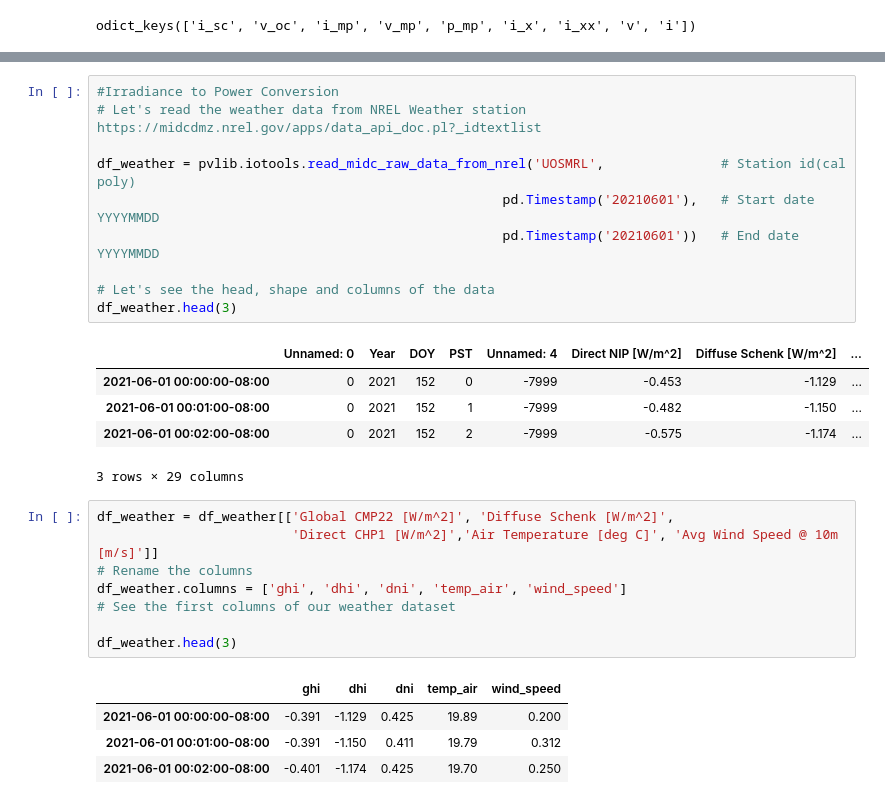
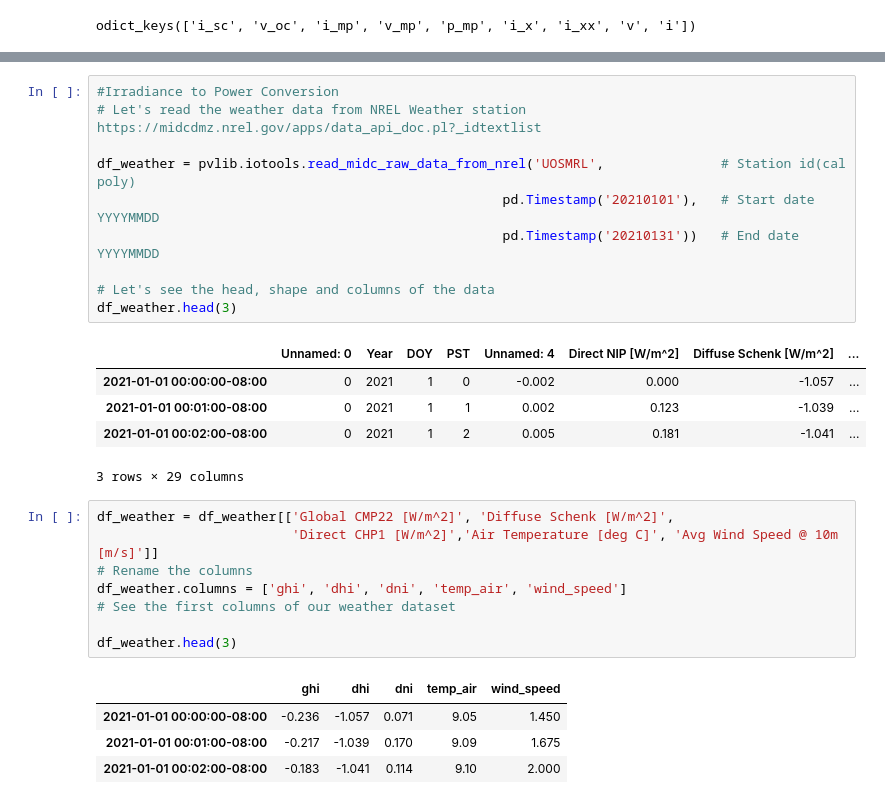
Before and after one commit to dlanzave/greenwaymicrogrid, a Jupyter notebook: Solar_Modeling.ipynb, the cells around one changed output, grey strips where cells are left out. Cells and saved outputs as stored; diff of their text form.

```diff
--- a/Solar_Modeling.ipynb
+++ b/Solar_Modeling.ipynb
@@ -225,18 +234,18 @@ array([ 19.10749337,  61.65476455, 103.72917942, 144.92853112,
 # %%
 #Irradiance to Power Conversion
 # Let's read the weather data from NREL Weather station https://midcdmz.nrel.gov/apps/data_api_doc.pl?_idtextlist
 
 df_weather = pvlib.iotools.read_midc_raw_data_from_nrel('UOSMRL',               # Station id(cal poly)
-                                                    pd.Timestamp('20210601'),   # Start date YYYYMMDD
-                                                    pd.Timestamp('20210601'))   # End date  YYYYMMDD
+                                                    pd.Timestamp('20210101'),   # Start date YYYYMMDD
+                                                    pd.Timestamp('20210131'))   # End date  YYYYMMDD
 
 # Let's see the head, shape and columns of the data
 df_weather.head(3)
 # %% [output]
 |  | Unnamed: 0 | Year | DOY | PST | Unnamed: 4 | Direct NIP [W/m^2] | Diffuse Schenk [W/m^2] | ... |
-| 2021-06-01 00:00:00-08:00 | 0 | 2021 | 152 | 0 | -7999 | -0.453 | -1.129 | ... |
-| 2021-06-01 00:01:00-08:00 | 0 | 2021 | 152 | 1 | -7999 | -0.482 | -1.150 | ... |
-| 2021-06-01 00:02:00-08:00 | 0 | 2021 | 152 | 2 | -7999 | -0.575 | -1.174 | ... |
+| 2021-01-01 00:00:00-08:00 | 0 | 2021 | 1 | 0 | -0.002 | 0.000 | -1.057 | ... |
+| 2021-01-01 00:01:00-08:00 | 0 | 2021 | 1 | 1 | 0.002 | 0.123 | -1.039 | ... |
+| 2021-01-01 00:02:00-08:00 | 0 | 2021 | 1 | 2 | 0.005 | 0.181 | -1.041 | ... |
 3 rows × 29 columns
 # %%
 df_weather = df_weather[['Global CMP22 [W/m^2]', 'Diffuse Schenk [W/m^2]',
@@ -248,9 +257,9 @@ df_weather.columns = ['ghi', 'dhi', 'dni', 'temp_air', 'wind_speed']
 df_weather.head(3)
 # %% [output]
 |  | ghi | dhi | dni | temp_air | wind_speed |
-| 2021-06-01 00:00:00-08:00 | -0.391 | -1.129 | 0.425 | 19.89 | 0.200 |
-| 2021-06-01 00:01:00-08:00 | -0.391 | -1.150 | 0.411 | 19.79 | 0.312 |
-| 2021-06-01 00:02:00-08:00 | -0.401 | -1.174 | 0.425 | 19.70 | 0.250 |
+| 2021-01-01 00:00:00-08:00 | -0.236 | -1.057 | 0.071 | 9.05 | 1.450 |
+| 2021-01-01 00:01:00-08:00 | -0.217 | -1.039 | 0.170 | 9.09 | 1.675 |
+| 2021-01-01 00:02:00-08:00 | -0.183 | -1.041 | 0.114 | 9.10 | 2.000 |
 # %%
 #DEFINING CHARACTERISTICS OF PV SYSTEM
 
```
Also changed, not shown: parts of 10 cells of this notebook.
